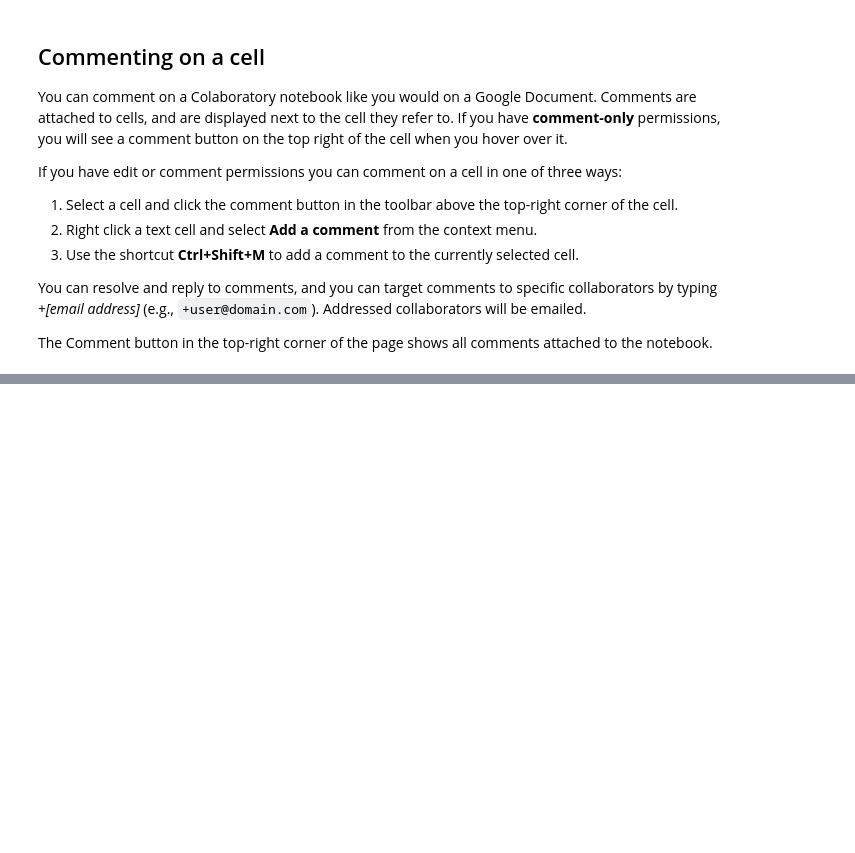
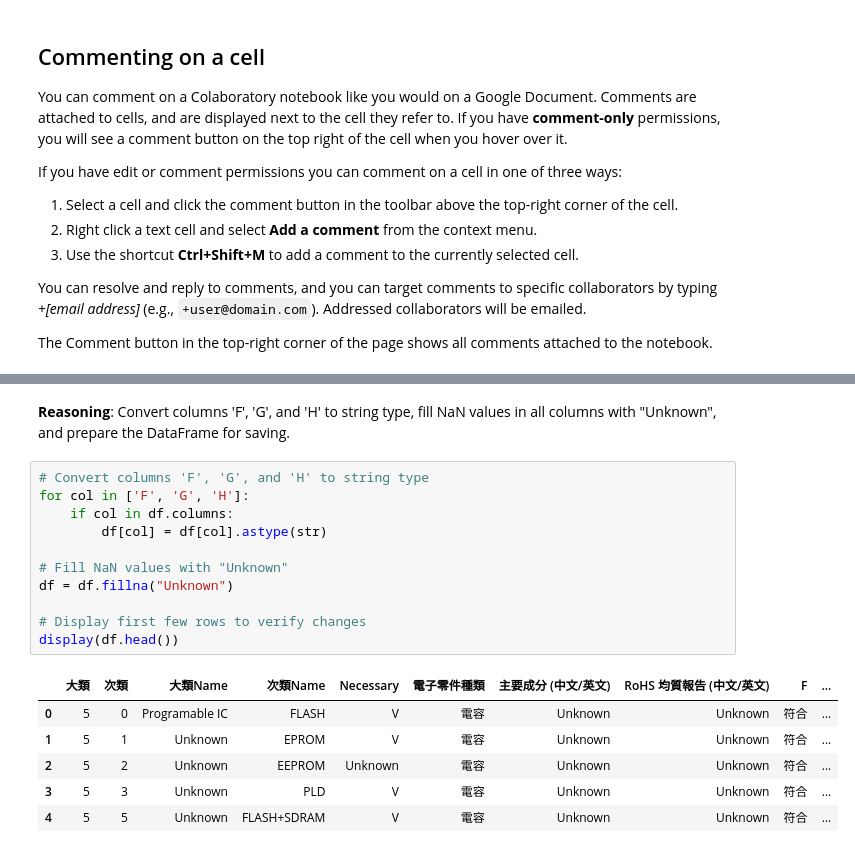
Before and after one commit to RickWang-GH/PT1, a Jupyter notebook: Overview_of_Colaboratory_Features.ipynb, the cells around one changed output, grey strips where cells are left out. Drawn from its saved outputs; the diff is of its cells as text; blank space fills up the shorter version.

```diff
--- a/Overview_of_Colaboratory_Features.ipynb
+++ b/Overview_of_Colaboratory_Features.ipynb
@@ -178,0 +302,21 @@ The Comment button in the top-right corner of the page shows all comments attach
+# %% [markdown]
+**Reasoning**:
+Convert columns 'F', 'G', and 'H' to string type, fill NaN values in all columns with "Unknown", and prepare the DataFrame for saving.
+# %%
+# Convert columns 'F', 'G', and 'H' to string type
+for col in ['F', 'G', 'H']:
+    if col in df.columns:
+        df[col] = df[col].astype(str)
+
+# Fill NaN values with "Unknown"
+df = df.fillna("Unknown")
+
+# Display first few rows to verify changes
+display(df.head())
+# %% [output]
+|  | 大類 | 次類 | 大類Name | 次類Name | Necessary | 電子零件種類 | 主要成分 (中文/英文) | RoHS 均質報告 (中文/英文) | F | ... |
+| 0 | 5 | 0 | Programable IC | FLASH | V | 電容 | Unknown | Unknown | 符合 | ... |
+| 1 | 5 | 1 | Unknown | EPROM | V | 電容 | Unknown | Unknown | 符合 | ... |
+| 2 | 5 | 2 | Unknown | EEPROM | Unknown | 電容 | Unknown | Unknown | 符合 | ... |
+| 3 | 5 | 3 | Unknown | PLD | V | 電容 | Unknown | Unknown | 符合 | ... |
+| 4 | 5 | 5 | Unknown | FLASH+SDRAM | V | 電容 | Unknown | Unknown | 符合 | ... |
```
Also changed, not shown: parts of 12 cells of this notebook.
